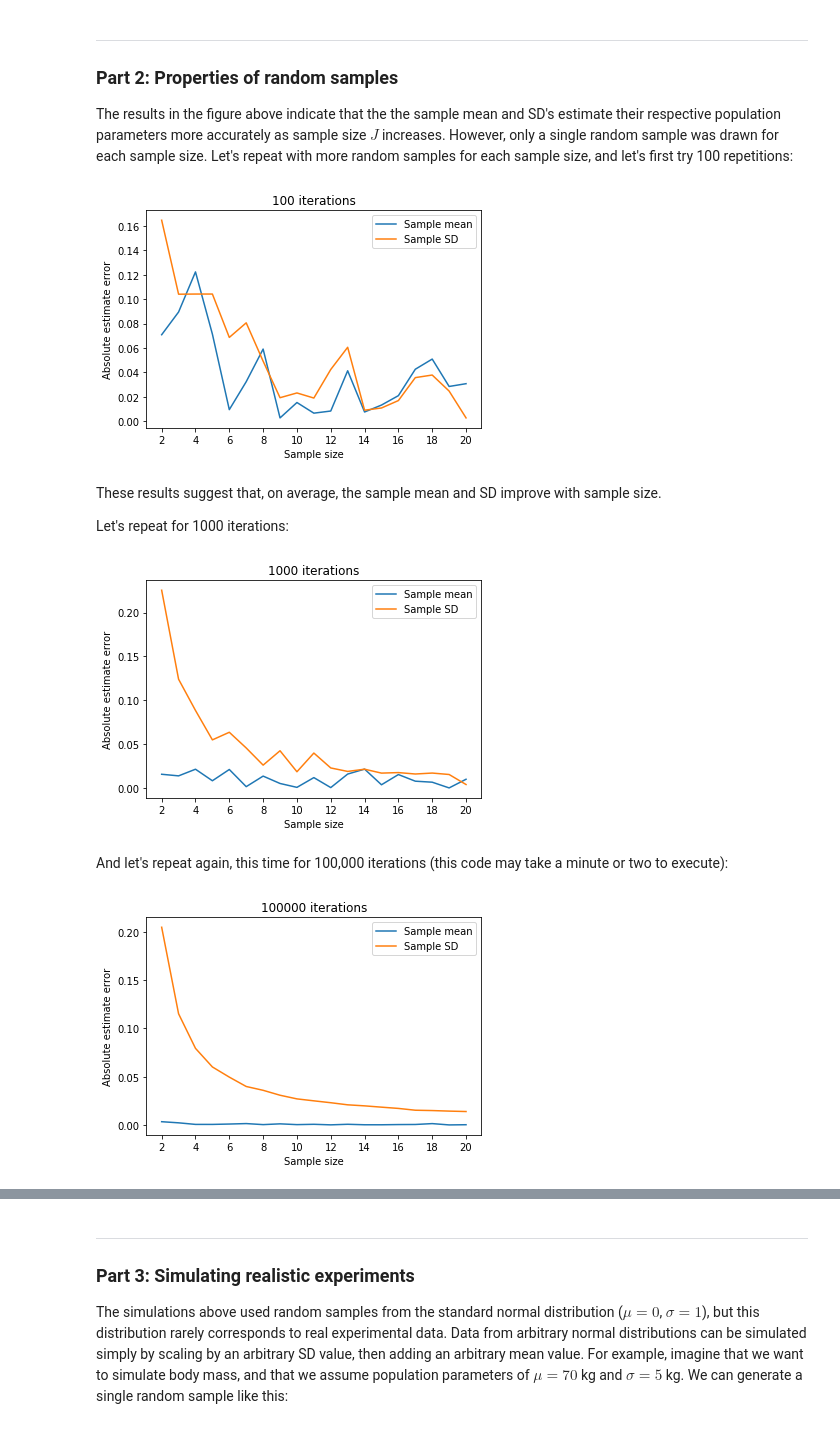
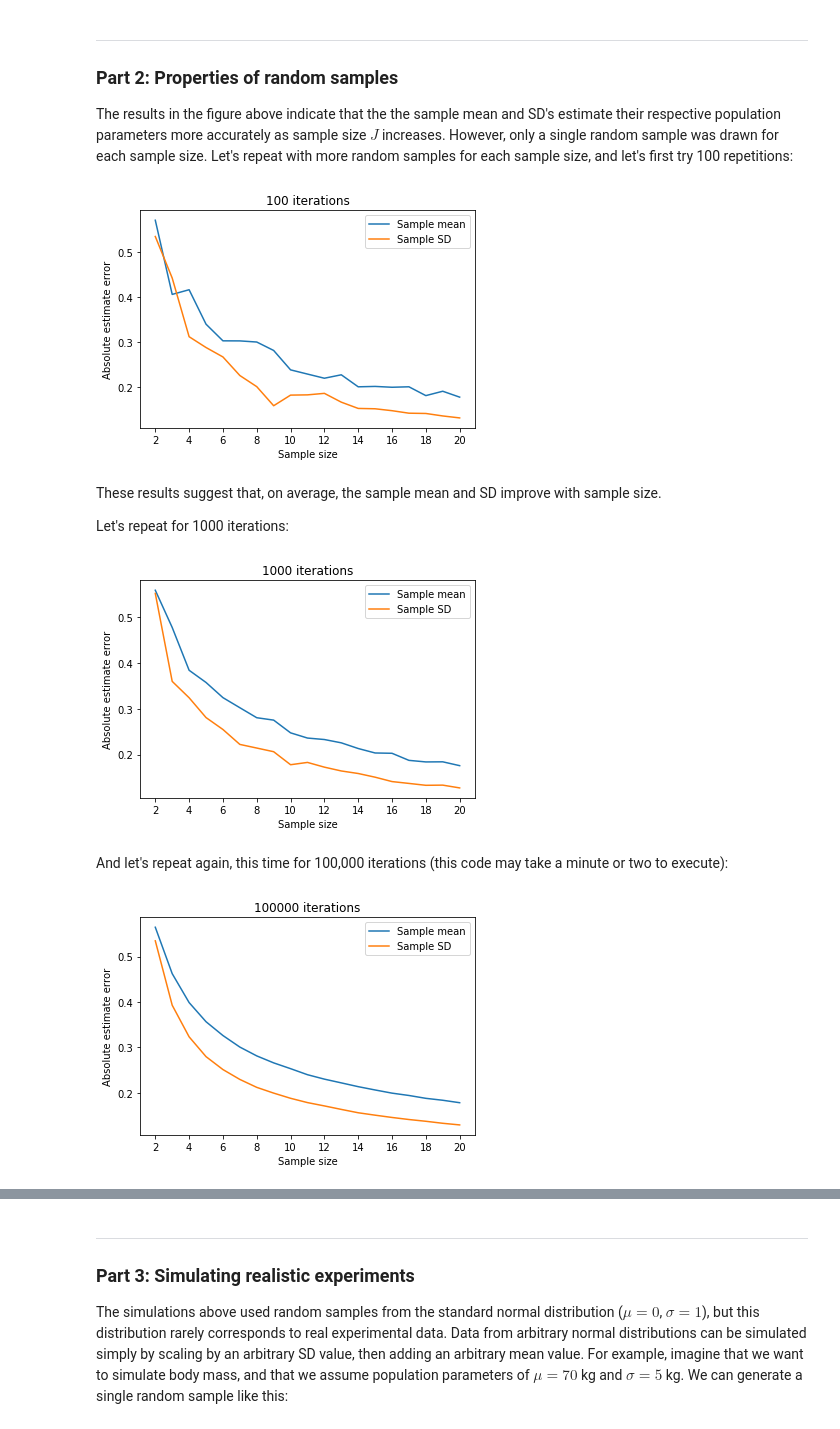
Before and after one commit to 0todd0000/ISB2019StatisticsTutorial, a Jupyter notebook: Notebooks/Python-nb/1_Simulating_Experiments.ipynb, the cells around one changed output, grey strips where cells are left out. Saved outputs shown, nothing was run; the diff lists cells and outputs as text; code cells hidden in the pictures.

```diff
--- a/Notebooks/Python-nb/1_Simulating_Experiments.ipynb
+++ b/Notebooks/Python-nb/1_Simulating_Experiments.ipynb
@@ -78,30 +80,31 @@ The results in the figure above indicate that the the sample mean and SD's estim
 # %%
 np.random.seed(0)
 Js    = np.arange(2, 21)      #sample sizes
 niter = 100                   #number of iterations per sample size
 ybar  = np.empty( (Js.size, niter) )
 s     = np.empty( (Js.size, niter) )
 for i,J in enumerate(Js):
     for ii in range(niter):
         y          = np.random.randn(J)
         ybar[i,ii] = y.mean()
         s[i,ii]    = y.std(ddof=1)
 
 
-ybar_error = np.abs( ybar.mean(axis=1) )   #absolute error for the mean estimate (averaged across iterations)
-s_error    = np.abs( (s-1).mean(axis=1) )  #absolute error for the SD estimate (averaged across iterations)
+ybar_error = np.abs( ybar ).mean(axis=1)   #absolute error for the mean estimate (averaged across iterations)
+s_error    = np.abs( (s-1) ).mean(axis=1)   #absolute error for the SD estimate (averaged across iterations)
+
 
 ax = pyplot.axes()
 ax.plot(Js, ybar_error, label='Sample mean')
 ax.plot(Js, s_error, label='Sample SD')
 ax.set_xticks( np.arange(2, 21, 2) )
 ax.set_xlabel('Sample size')
 ax.set_ylabel('Absolute estimate error')
 ax.set_title('%d iterations' %niter)
 ax.legend()
 pyplot.show()
 # %% [output]
-[figure, old version]
+[figure, new version]
 # %% [markdown]
 These results suggest that, on average, the sample mean and SD improve with sample size.
 
@@ -119,8 +122,9 @@ for i,J in enumerate(Js):
         s[i,ii]    = y.std(ddof=1)
 
 
-ybar_error = np.abs( ybar.mean(axis=1) )   #absolute error for the mean estimate (averaged across iterations)
-s_error    = np.abs( (s-1).mean(axis=1) )  #absolute error for the SD estimate (averaged across iterations)
+ybar_error = np.abs( ybar ).mean(axis=1)   #absolute error for the mean estimate (averaged across iterations)
+s_error    = np.abs( (s-1) ).mean(axis=1)   #absolute error for the SD estimate (averaged across iterations)
+
 
 ax = pyplot.axes()
 ax.plot(Js, ybar_error, label='Sample mean')
@@ -132,7 +136,7 @@ ax.set_title('%d iterations' %niter)
 ax.legend()
 pyplot.show()
 # %% [output]
-[figure, old version]
+[figure, new version]
 # %% [markdown]
 And let's repeat again, this time for 100,000 iterations (this code may take a minute or two to execute):
 # %%
@@ -148,8 +152,9 @@ for i,J in enumerate(Js):
         s[i,ii]    = y.std(ddof=1)
 
 
-ybar_error = np.abs( ybar.mean(axis=1) )   #absolute error for the mean estimate (averaged across iterations)
-s_error    = np.abs( (s-1).mean(axis=1) )  #absolute error for the SD estimate (averaged across iterations)
+ybar_error = np.abs( ybar ).mean(axis=1)   #absolute error for the mean estimate (averaged across iterations)
+s_error    = np.abs( (s-1) ).mean(axis=1)   #absolute error for the SD estimate (averaged across iterations)
+
 
 ax = pyplot.axes()
 ax.plot(Js, ybar_error, label='Sample mean')
@@ -161,7 +166,7 @@ ax.set_title('%d iterations' %niter)
 ax.legend()
 pyplot.show()
 # %% [output]
-[figure, old version]
+[figure, new version]
 # %% [markdown]
 The figures above show:
 * SD estimates are poorer than mean estimates
```
Also changed, not shown: parts of 5 cells of this notebook, 11 other files.
